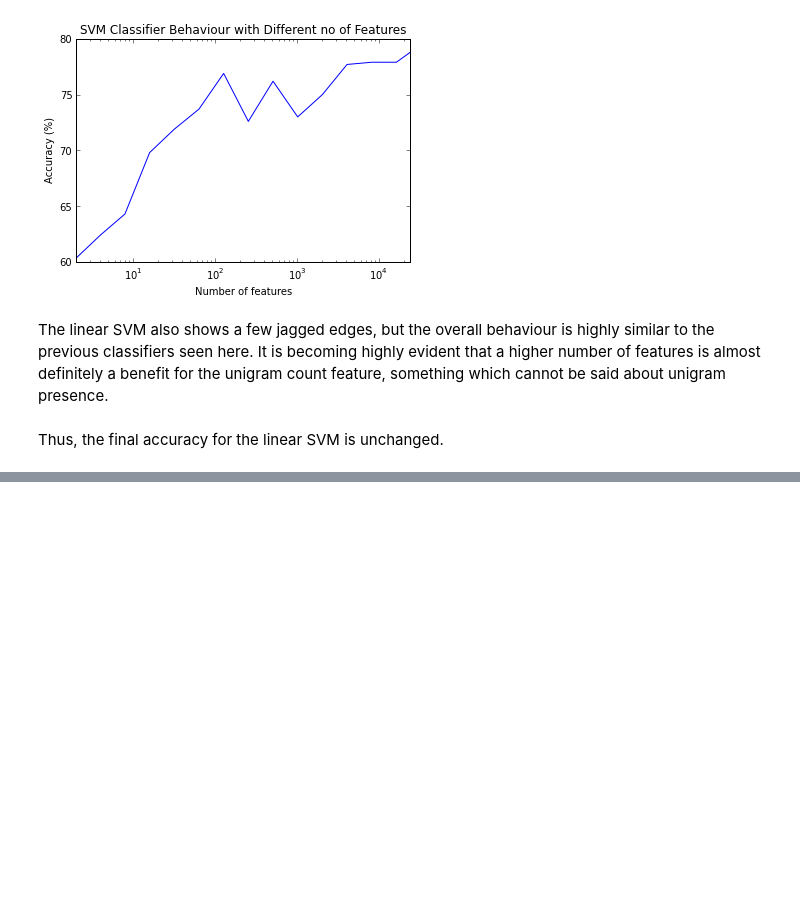
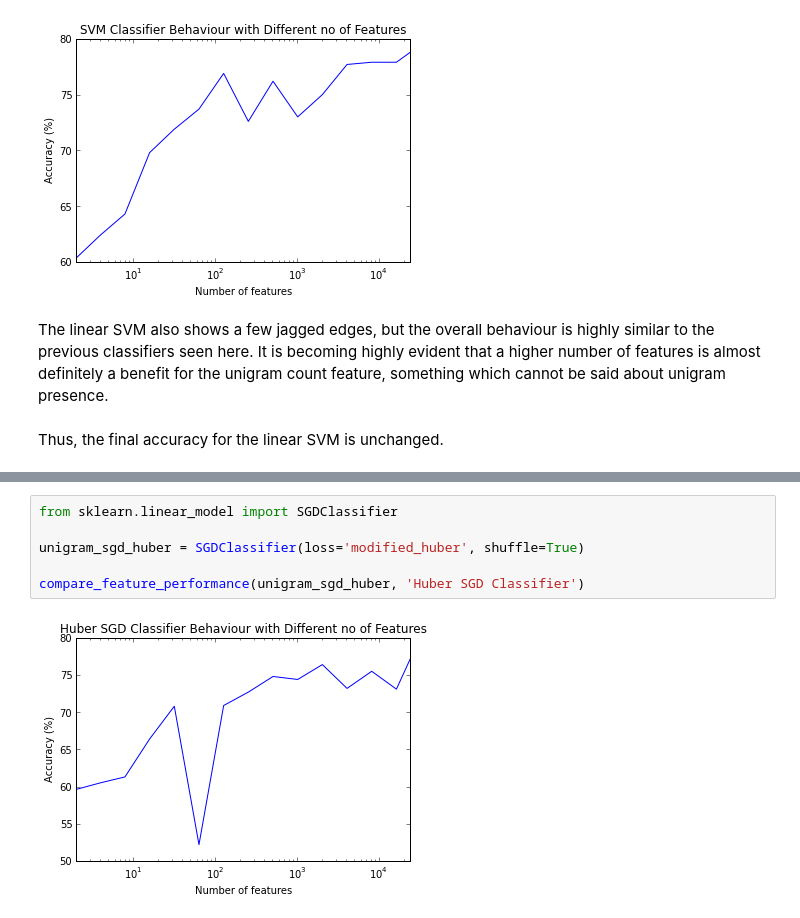
Before and after one commit to DJSagarAhire/Sentiment-Analysis-Comparative-Study, a Jupyter notebook: notebooks/02_Classification-Unigram-Counts.ipynb, the cells around one changed output, grey strips where cells are left out. Cells and saved outputs as stored; diff of their text form; blank space fills up the shorter version.

```diff
--- a/notebooks/02_Classification-Unigram-Counts.ipynb
+++ b/notebooks/02_Classification-Unigram-Counts.ipynb
@@ -349,0 +399,8 @@ Thus, the final accuracy for the linear SVM is unchanged.
+# %%
+from sklearn.linear_model import SGDClassifier
+
+unigram_sgd_huber = SGDClassifier(loss='modified_huber', shuffle=True)
+
+compare_feature_performance(unigram_sgd_huber, 'Huber SGD Classifier')
+# %% [output]
+[figure, added]
```
Also changed, not shown: parts of 12 cells of this notebook.
